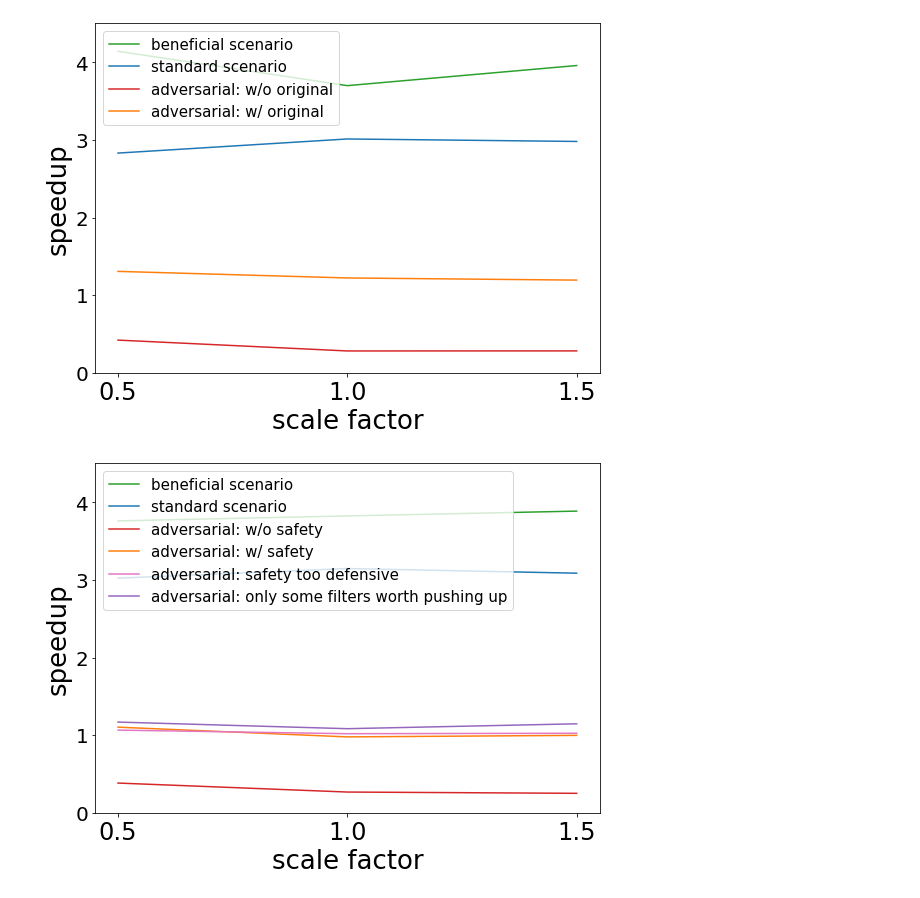
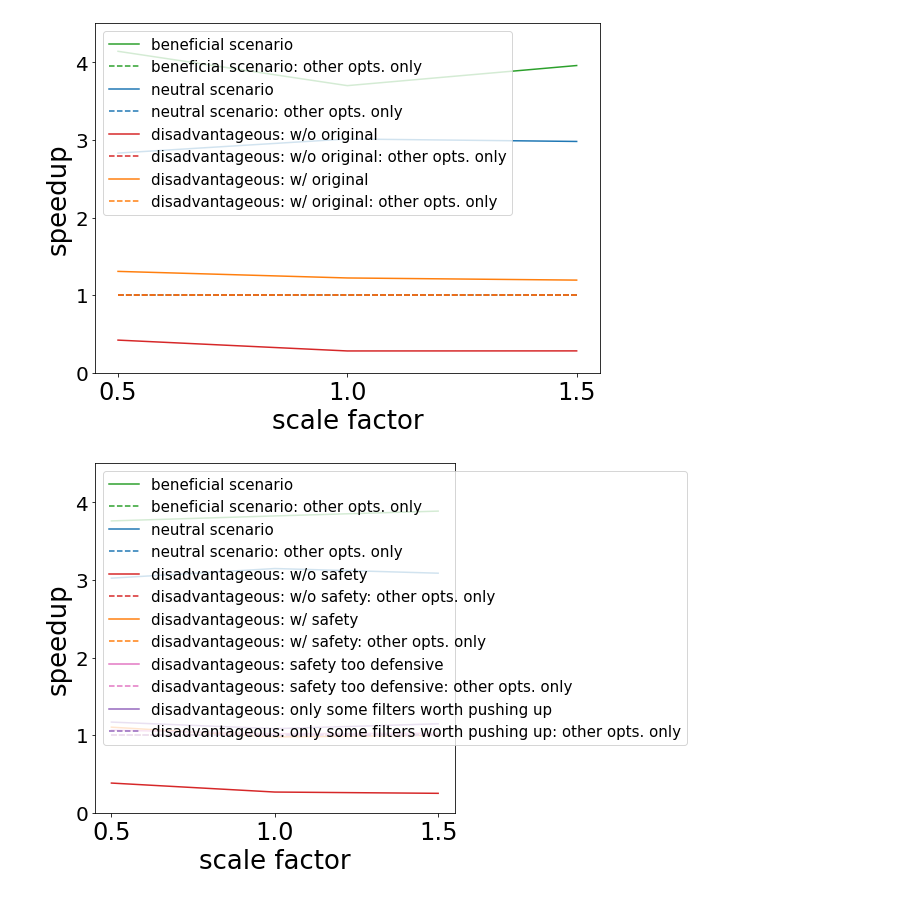
Before and after one commit to stefan-grafberger/mlwhatif, a Jupyter notebook: experiments/plot-benchmark-results--optimizations.ipynb, the cells around one changed output. Cells and saved outputs as stored; diff of their text form; code cells hidden in the pictures.

Commit message:
Working on improving the plots, adjusting udf split and reuse and common subexpression scenarios

```diff
--- a/experiments/plot-benchmark-results--optimizations.ipynb
+++ b/experiments/plot-benchmark-results--optimizations.ipynb
@@ -66,7 +66,7 @@ def plot_runtimes(scenario_name_to_named_metrics: Dict[str, Tuple[float, float]]
 
     for (scenario, (metric_with_opt, metric_witout_opt)), style in zip(scenario_name_to_named_metrics.items(), styles):
         plt.plot(variant_counts, np.array(metric_with_opt), **style)
-        # plt.plot(variant_counts, np.array(metric_witout_opt), linestyle='dashed', color=color)
+        plt.plot(variant_counts, np.array(metric_witout_opt), linestyle='dashed', **style)
 
 
     #plt.ylim((0.9, 5.999))
@@ -77,7 +77,7 @@ def plot_runtimes(scenario_name_to_named_metrics: Dict[str, Tuple[float, float]]
     legend_names = []
     for scenario_name in scenario_name_to_named_metrics.keys():
         legend_names.append(f"{scenario_name}")  #  w/ opt.
-        #legend_names.append(f"{scenario_name} w/o opt.")
+        legend_names.append(f"{scenario_name}: other opts. only")
     plt.legend(legend_names, loc='upper left',
                #, title="inspections", title_fontsize=16,
                fontsize=15, ncol=1)
@@ -246,31 +252,31 @@ average_df = load_csv_result_data_scale_factors(optimization, "average", scale_f
 worst_wo_original_df = load_csv_result_data_scale_factors(optimization, "worst_wo_original", scale_factors, variant_count)
 worst_w_original_df = load_csv_result_data_scale_factors(optimization, "worst_w_original", scale_factors, variant_count)
 plot_runtimes({'beneficial scenario': (ideal_df['analysis_result_with_opt_rule'], ideal_df['analysis_result_without_any_opt']),
-               'standard scenario': (average_df['analysis_result_with_opt_rule'], average_df['analysis_result_without_any_opt']),
-               'adversarial: w/o original': (worst_wo_original_df['analysis_result_with_opt_rule'], worst_wo_original_df['analysis_result_without_any_opt']),
-               'adversarial: w/ original': (worst_w_original_df['analysis_result_with_opt_rule'], worst_w_original_df['analysis_result_without_any_opt'])},
+               'neutral scenario': (average_df['analysis_result_with_opt_rule'], average_df['analysis_result_without_any_opt']),
+               'disadvantageous: w/o original': (worst_wo_original_df['analysis_result_with_opt_rule'], worst_wo_original_df['analysis_result_without_any_opt']),
+               'disadvantageous: w/ original': (worst_w_original_df['analysis_result_with_opt_rule'], worst_w_original_df['analysis_result_without_any_opt'])},
               scale_factors,
               f"{optimization}_scale_factors")
 # %% [output]
-[figure, old version]
+[figure, new version]
 # %%
 optimization = "operator_deletion_filter_push_up"
 scale_factors = [0.5, 1.0, 1.5]
 variant_count = 4
 ideal_df = load_csv_result_data_scale_factors(optimization, "ideal", scale_factors, variant_count)
 average_df = load_csv_result_data_scale_factors(optimization, "average", scale_factors, variant_count)
 worst_wo_safety_df = load_csv_result_data_scale_factors(optimization, "worst_wo_safety", scale_factors, variant_count)
 worst_w_safety_df = load_csv_result_data_scale_factors(optimization, "worst_w_safety", scale_factors, variant_count)
 worst_safety_too_defensive_df = load_csv_result_data_scale_factors(optimization, "worst_safety_too_defensive", scale_factors, variant_count)
 worst_case_only_some_filters_worth_pushing_up_df = load_csv_result_data_scale_factors(optimization, "worst_case_only_some_filters_worth_pushing_up", scale_factors, variant_count)
 plot_runtimes({'beneficial scenario': (ideal_df['analysis_result_with_opt_rule'], ideal_df['analysis_result_without_any_opt']),
-               'standard scenario': (average_df['analysis_result_with_opt_rule'], average_df['analysis_result_without_any_opt']),
-               'adversarial: w/o safety': (worst_wo_safety_df['analysis_result_with_opt_rule'], worst_wo_safety_df['analysis_result_without_any_opt']),
-               'adversarial: w/ safety': (worst_w_safety_df['analysis_result_with_opt_rule'], worst_w_safety_df['analysis_result_without_any_opt']),
-               'adversarial: safety too defensive': (worst_safety_too_defensive_df['analysis_result_with_opt_rule'], worst_safety_too_defensive_df['analysis_result_without_any_opt']),
-               'adversarial: only some filters worth pushing up': (worst_case_only_some_filters_worth_pushing_up_df['analysis_result_with_opt_rule'], worst_case_only_some_filters_worth_pushing_up_df['analysis_result_without_any_opt'])
+               'neutral scenario': (average_df['analysis_result_with_opt_rule'], average_df['analysis_result_without_any_opt']),
+               'disadvantageous: w/o safety': (worst_wo_safety_df['analysis_result_with_opt_rule'], worst_wo_safety_df['analysis_result_without_any_opt']),
+               'disadvantageous: w/ safety': (worst_w_safety_df['analysis_result_with_opt_rule'], worst_w_safety_df['analysis_result_without_any_opt']),
+               'disadvantageous: safety too defensive': (worst_safety_too_defensive_df['analysis_result_with_opt_rule'], worst_safety_too_defensive_df['analysis_result_without_any_opt']),
+               'disadvantageous: only some filters worth pushing up': (worst_case_only_some_filters_worth_pushing_up_df['analysis_result_with_opt_rule'], worst_case_only_some_filters_worth_pushing_up_df['analysis_result_without_any_opt'])
                },
               scale_factors,
               f"{optimization}_scale_factors")
 # %% [output]
-[figure, old version]
+[figure, new version]
```
Also changed, not shown: parts of 11 cells of this notebook, 33 other files.
